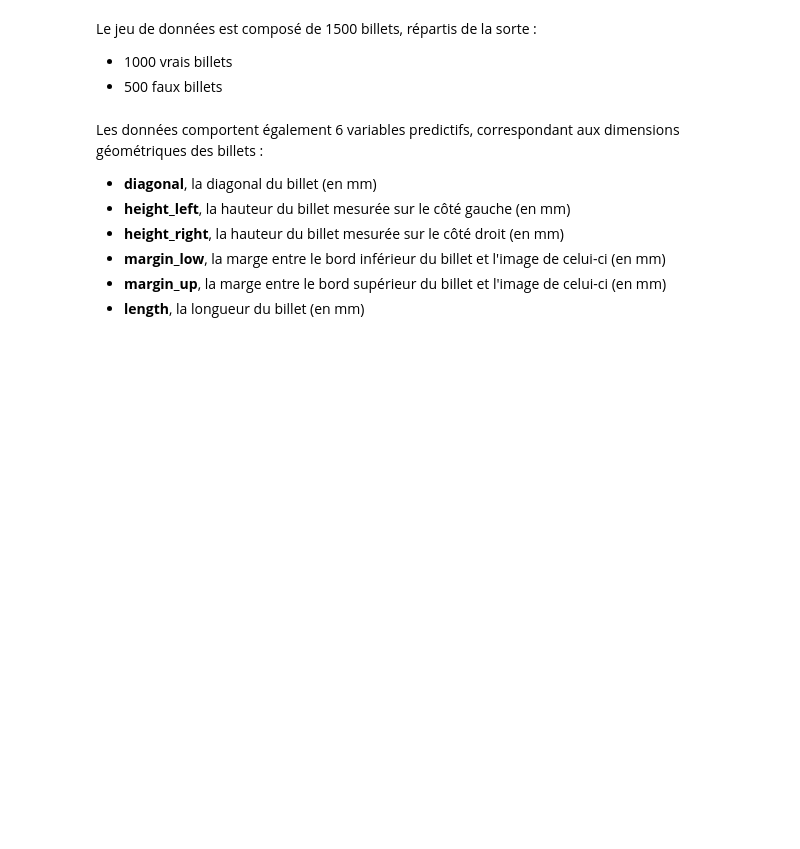
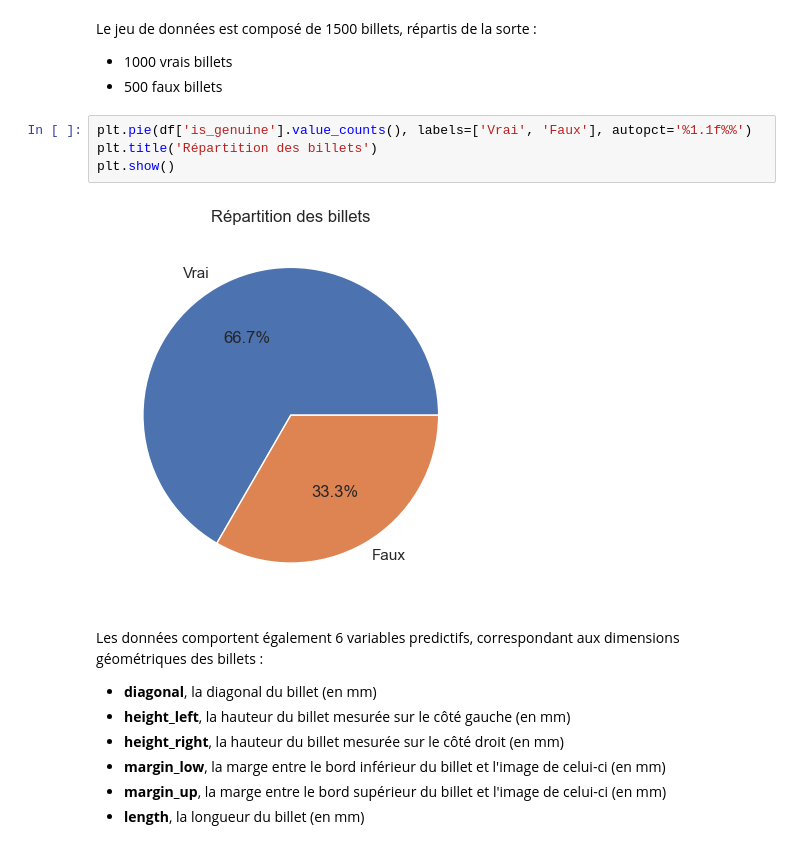
Before and after one commit to lengocduyvu/oncfm-detection-faux-billets, a Jupyter notebook: notebooks/oncfm-analyse.ipynb, the cells around one changed output. Cells and saved outputs as stored; diff of their text form; blank space fills up the shorter version.

```diff
--- a/notebooks/oncfm-analyse.ipynb
+++ b/notebooks/oncfm-analyse.ipynb
@@ -67,6 +69,12 @@ Name: count, dtype: int64
 Le jeu de données est composé de 1500 billets, répartis de la sorte :
 - 1000 vrais billets
 - 500 faux billets
+# %%
+plt.pie(df['is_genuine'].value_counts(), labels=['Vrai', 'Faux'], autopct='%1.1f%%')
+plt.title('Répartition des billets')
+plt.show()
+# %% [output]
+[figure, added]
 # %% [markdown]
 Les données comportent également 6 variables predictifs, correspondant aux dimensions géométriques des billets :
 - **diagonal**, la diagonal du billet (en mm)
```
Also changed, not shown: parts of 13 cells of this notebook.
